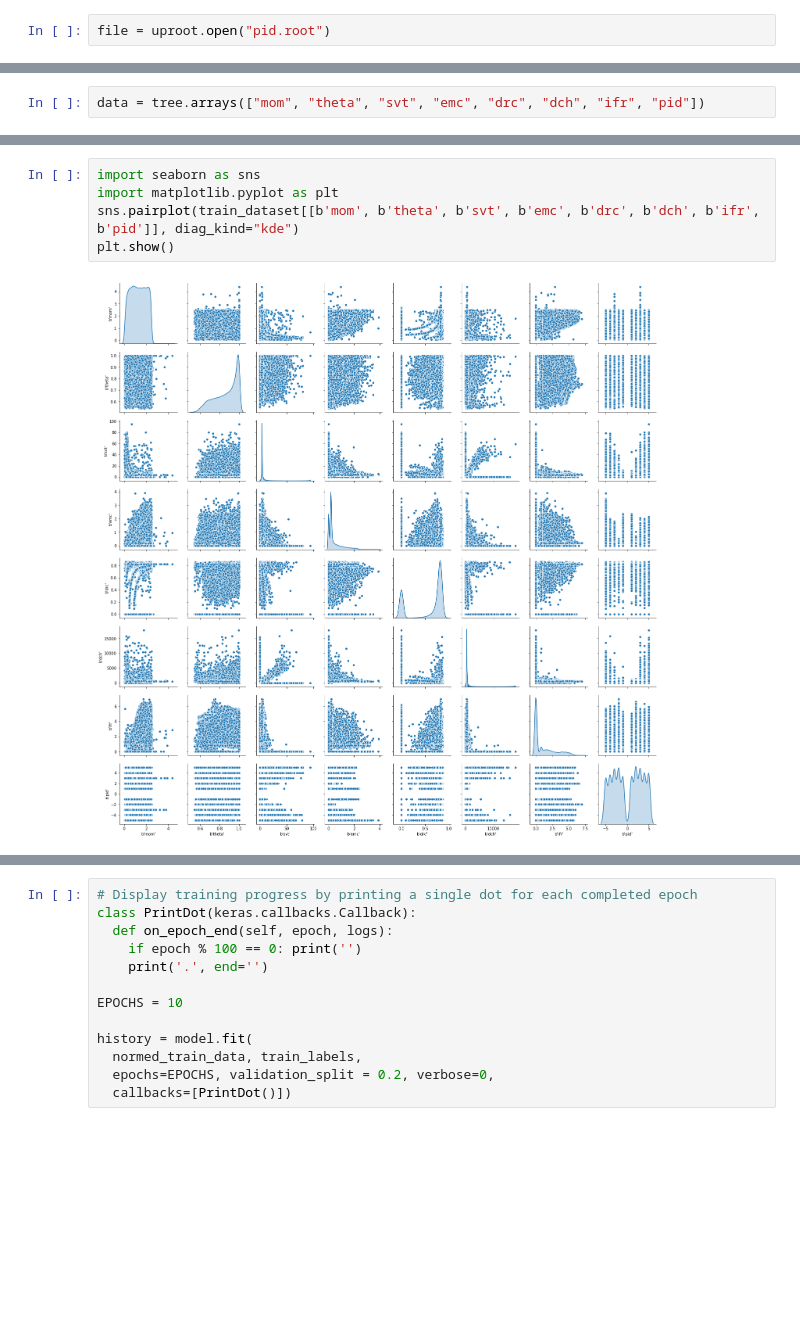
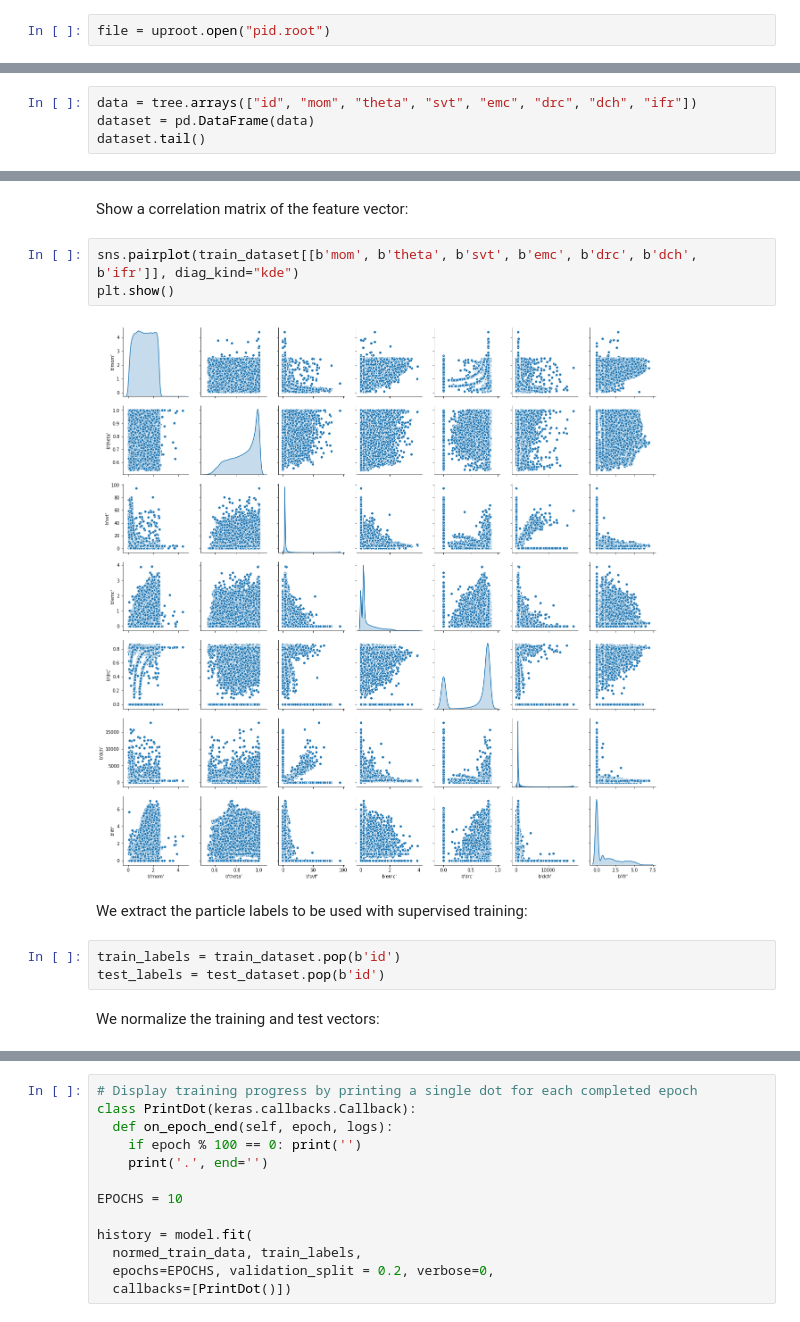
Before and after one commit to marcelkunze/notebooks-ipa, a Jupyter notebook: pid.ipynb, the cells around one changed output, grey strips where cells are left out. Drawn from its saved outputs; the diff is of its cells as text; blank space fills up the shorter version.

```diff
--- a/pid.ipynb
+++ b/pid.ipynb
@@ -48,2 +66,4 @@ array([1.5605692, 1.5410209, 1.4362378, ..., 1.8818983, 1.9985647,
 # %%
-data = tree.arrays(["mom", "theta", "svt", "emc", "drc", "dch", "ifr", "pid"])
+data = tree.arrays(["id", "mom", "theta", "svt", "emc", "drc", "dch", "ifr"])
+dataset = pd.DataFrame(data)
+dataset.tail()
@@ -64,9 +104,16 @@ test_dataset = dataset.drop(train_dataset.index)
+# %% [markdown]
+Show a correlation matrix of the feature vector:
 # %%
-import seaborn as sns
-import matplotlib.pyplot as plt
-sns.pairplot(train_dataset[[b'mom', b'theta', b'svt', b'emc', b'drc', b'dch', b'ifr', b'pid']], diag_kind="kde")
+sns.pairplot(train_dataset[[b'mom', b'theta', b'svt', b'emc', b'drc', b'dch', b'ifr']], diag_kind="kde")
 plt.show()
 # %% [output]
-[figure, old version]
+[figure, new version]
+# %% [markdown]
+We extract the particle labels to be used with supervised training:
+# %%
+train_labels = train_dataset.pop(b'id')
+test_labels = test_dataset.pop(b'id')
+# %% [markdown]
+We normalize the training and test vectors:
 # %%
 train_stats = train_dataset.describe()
```
Also changed, not shown: parts of 32 cells of this notebook.
